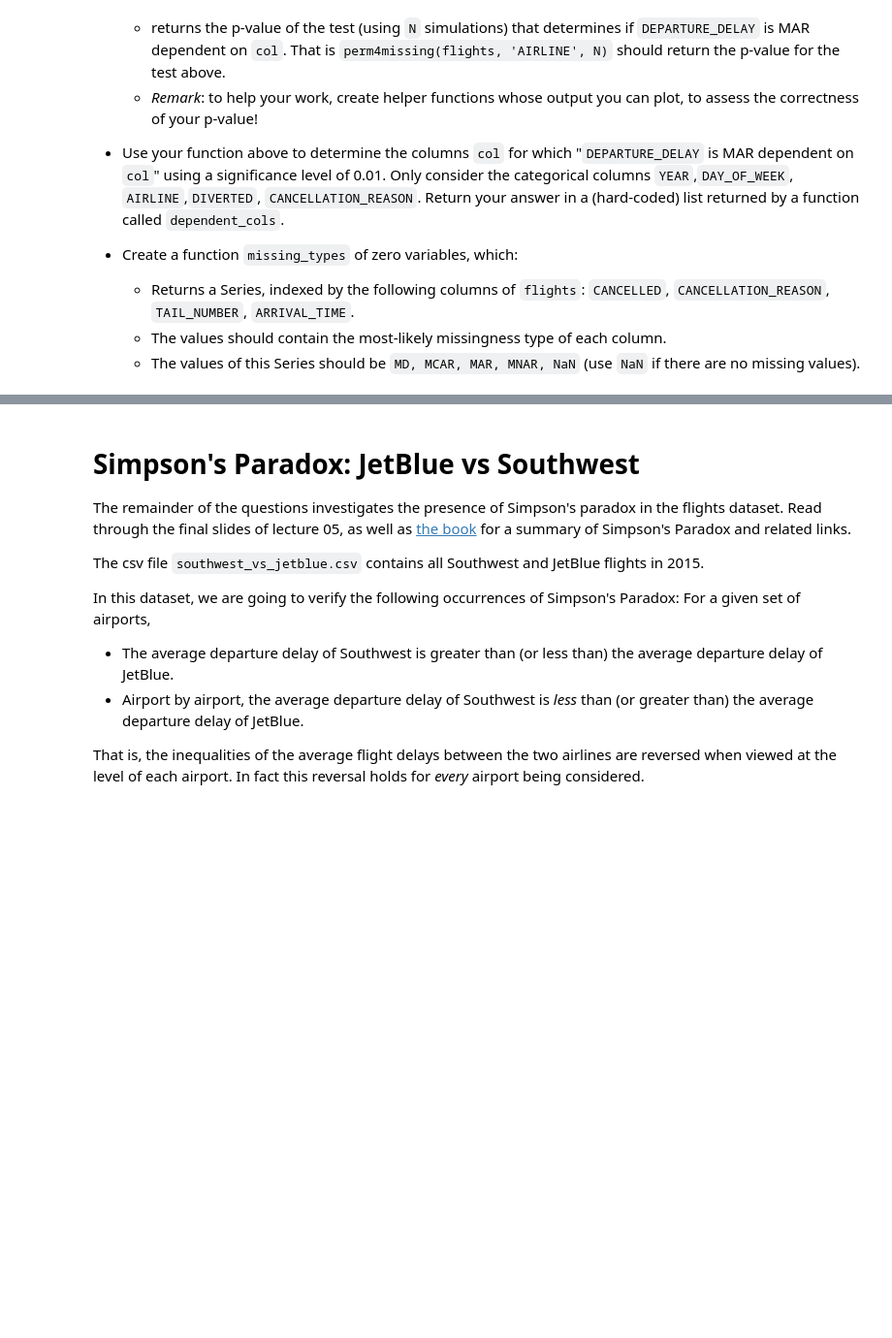
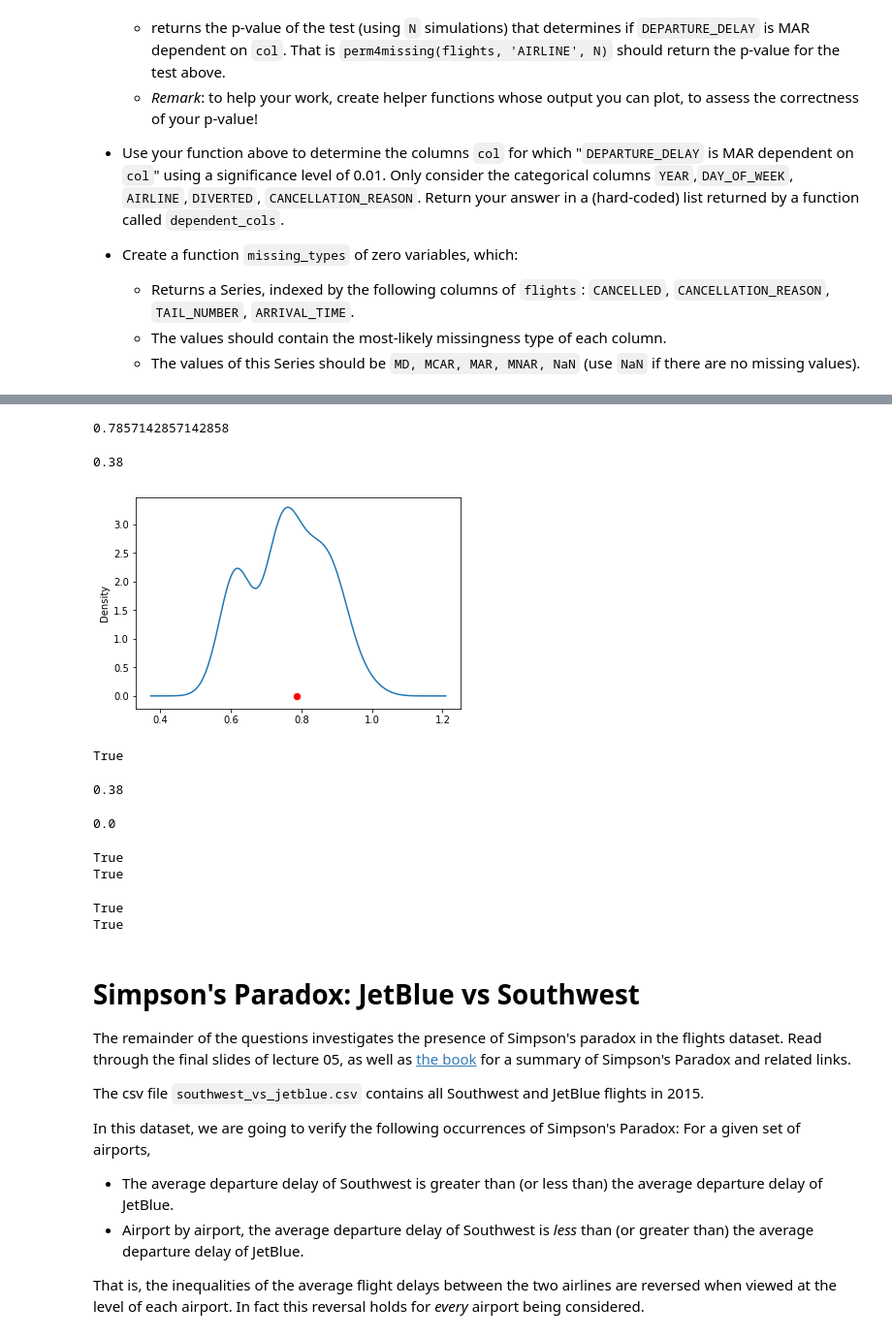
Before and after one commit to zhg061/dsc80-project-2, a Jupyter notebook: project02.ipynb, the cells around one changed output, grey strips where cells are left out. Shown: that part at 97% size. Drawn from its saved outputs; the diff is of its cells as text; code cells hidden in the pictures; blank space fills up the shorter version.

```diff
--- a/project02.ipynb
+++ b/project02.ipynb
@@ -581,0 +654,6 @@ For this question, verify the following columns are *missing by design*:
+# %%
+fp = os.path.join('data', 'to_from_san.csv')
+flights = pd.read_csv(fp, nrows=100)
+out = flights.drop('AIRLINE_DELAY', axis=1).apply(proj.predict_null_airline_delay, axis=1)
+print(set(out.unique()) - set([True, False]) == set())
+(out == flights['AIRLINE_DELAY'].isnull()).mean()
@@ -597,0 +723,38 @@ Now we'd like to determine missingness of the column `DEPARTURE_DELAY`. In parti
+# %%
+flights_dep = flights.assign(departure_delay_isnull = flights['DEPARTURE_DELAY'].isnull())[['departure_delay_isnull', 'AIRLINE']]
+distr = flights_dep.pivot_table(columns='departure_delay_isnull', index='AIRLINE', aggfunc='size', fill_value=0).apply(lambda x: x / x.sum())
+observed_tvd = np.sum(np.abs(distr.diff(axis=1).iloc[:,-1])) / 2
+observed_tvd
+# %% [output]
+0.7857142857142858
+# %%
+N = 100
+tvds = []
+for _ in range(N):
+    airline_shuffled = (
+        flights_dep['AIRLINE']
+        .sample(replace=False, frac=1)
+        .reset_index(drop=True)
+    )
+    flights_dep_shuffled = flights_dep.assign(airline_shuffled = airline_shuffled)
+    shuffled_distr = (flights_dep_shuffled
+                      .pivot_table(columns='departure_delay_isnull', index='airline_shuffled', aggfunc='size', fill_value=0)
+                      .apply(lambda x: x / x.sum()))
+    tvd = np.sum(np.abs(shuffled_distr.diff(axis=1).iloc[:,-1])) / 2
+    tvds.append(tvd)
+p_val = np.count_nonzero(np.array(tvds) > observed_tvd) / N
+pd.Series(tvds).plot(kind='kde')
+plt.scatter(observed_tvd, 0, c='r', s=40)
+p_val
+# %% [output]
+0.38
+[figure, added]
+# %%
+fp = os.path.join('data', 'to_from_san.csv')
+flights = pd.read_csv(fp, nrows=100)
+out = proj.perm4missing(flights, 'AIRLINE', 100)
+print(0 <= out <= 1)
+out
+# %% [output]
+True
+0.38
@@ -598,3 +764,23 @@ Now we'd like to determine missingness of the column `DEPARTURE_DELAY`. In parti
+# %%
+# YEAR,DAY_OF_WEEK, AIRLINE,DIVERTED, CANCELLATION_REASON
+proj.perm4missing(flights, 'YEAR', 100)
+# %% [output]
+0.0
+# %%
+out = proj.dependent_cols()
+print(isinstance(out, list))
+cols = 'YEAR DAY_OF_WEEK AIRLINE DIVERTED CANCELLATION_REASON'.split()
+print(set(out) <= set(cols))
+# %% [output]
+True
+True
+# %%
+out = proj.missing_types()
+print(isinstance(out, pd.Series))
+print(set(out.unique()) - set(['MD', 'MCAR', 'MAR', 'MNAR', np.NaN]) == set())
+# %% [output]
+True
+True
 # %% [markdown]
 # Simpson's Paradox: JetBlue vs Southwest
 
```
Also changed, not shown: parts of 17 cells of this notebook, 1 other file.
